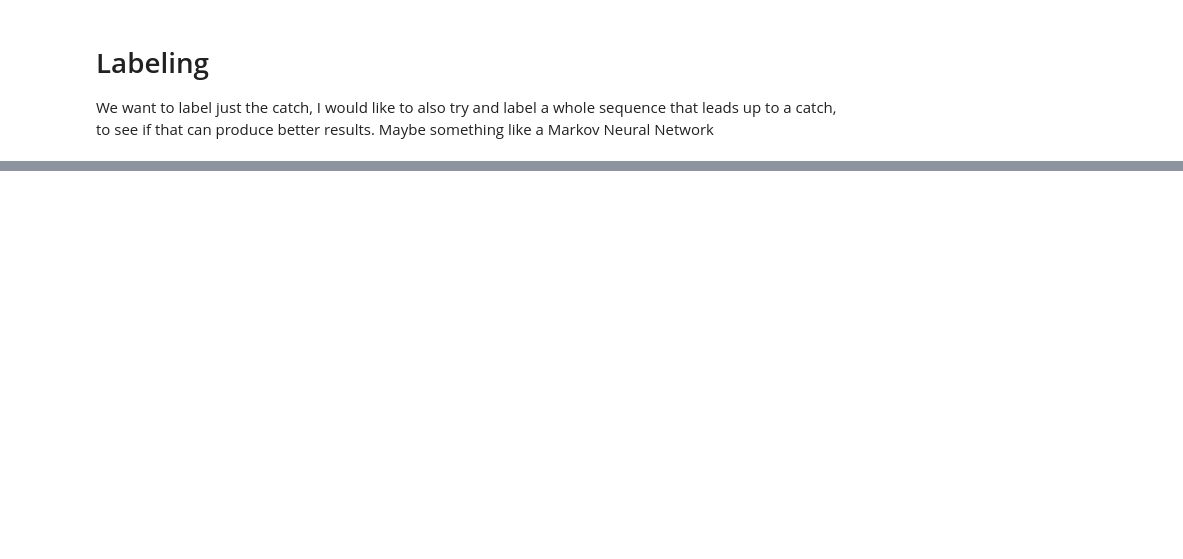
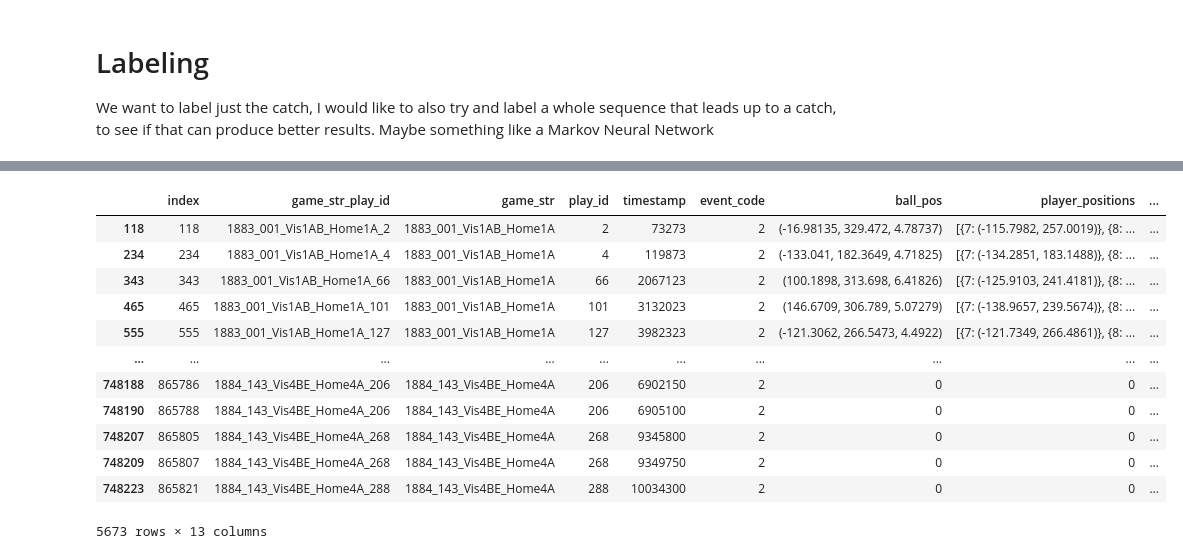
Before and after one commit to victorhauvi/SMT2024, a Jupyter notebook: 2024_SMT_Data_Challenge/SMT.ipynb, the cells around one changed output, grey strips where cells are left out. Drawn from its saved outputs; the diff is of its cells as text; code cells hidden in the pictures; blank space fills up the shorter version.

```diff
--- a/2024_SMT_Data_Challenge/SMT.ipynb
+++ b/2024_SMT_Data_Challenge/SMT.ipynb
@@ -1290 +1350,19 @@ We want to label just the catch, I would like to also try and label a whole sequ
+# %%
+
+# now we write a function to  make it into a dictioanry format
+def assign_catch_position(row):
+    if row['event_code'] in [2, 2000]:
+        # Assuming 'player_position' column exists and contains the position of the player who caught the ball
+        player_position = row['player_position']
+        # Initialize the dictionary with 0s
+        catch_dict = {7: 0, 8: 0, 9: 0}
+        # If the player position is one of the outfielder positions, set it to 1
+        if player_position in catch_dict:
+            catch_dict[player_position] = 1
+        return catch_dict
+    else:
+        return {7: 0, 8: 0, 9: 0}
+
+# Apply the function to each row
+df_final3['catch_position'] = df_final3.apply(assign_catch_position, axis=1)
 # %% [markdown]
@@ -1291,0 +1370,16 @@ We want to label just the catch, I would like to also try and label a whole sequ
+# %%
+df_final3[df_final3['event_code'] == 2]
+# %% [output]
+|  | index | game_str_play_id | game_str | play_id | timestamp | event_code | ball_pos | player_positions | ... |
+| 118 | 118 | 1883_001_Vis1AB_Home1A_2 | 1883_001_Vis1AB_Home1A | 2 | 73273 | 2 | (-16.98135, 329.472, 4.78737) | [{7: (-115.7982, 257.0019)}, {8: ... | ... |
+| 234 | 234 | 1883_001_Vis1AB_Home1A_4 | 1883_001_Vis1AB_Home1A | 4 | 119873 | 2 | (-133.041, 182.3649, 4.71825) | [{7: (-134.2851, 183.1488)}, {8: ... | ... |
+| 343 | 343 | 1883_001_Vis1AB_Home1A_66 | 1883_001_Vis1AB_Home1A | 66 | 2067123 | 2 | (100.1898, 313.698, 6.41826) | [{7: (-125.9103, 241.4181)}, {8: ... | ... |
+| 465 | 465 | 1883_001_Vis1AB_Home1A_101 | 1883_001_Vis1AB_Home1A | 101 | 3132023 | 2 | (146.6709, 306.789, 5.07279) | [{7: (-138.9657, 239.5674)}, {8: ... | ... |
+| 555 | 555 | 1883_001_Vis1AB_Home1A_127 | 1883_001_Vis1AB_Home1A | 127 | 3982323 | 2 | (-121.3062, 266.5473, 4.4922) | [{7: (-121.7349, 266.4861)}, {8: ... | ... |
+| ... | ... | ... | ... | ... | ... | ... | ... | ... | ... |
+| 748188 | 865786 | 1884_143_Vis4BE_Home4A_206 | 1884_143_Vis4BE_Home4A | 206 | 6902150 | 2 | 0 | 0 | ... |
+| 748190 | 865788 | 1884_143_Vis4BE_Home4A_206 | 1884_143_Vis4BE_Home4A | 206 | 6905100 | 2 | 0 | 0 | ... |
+| 748207 | 865805 | 1884_143_Vis4BE_Home4A_268 | 1884_143_Vis4BE_Home4A | 268 | 9345800 | 2 | 0 | 0 | ... |
+| 748209 | 865807 | 1884_143_Vis4BE_Home4A_268 | 1884_143_Vis4BE_Home4A | 268 | 9349750 | 2 | 0 | 0 | ... |
+| 748223 | 865821 | 1884_143_Vis4BE_Home4A_288 | 1884_143_Vis4BE_Home4A | 288 | 10034300 | 2 | 0 | 0 | ... |
+5673 rows × 13 columns
```
Also changed, not shown: parts of 10 cells of this notebook.
